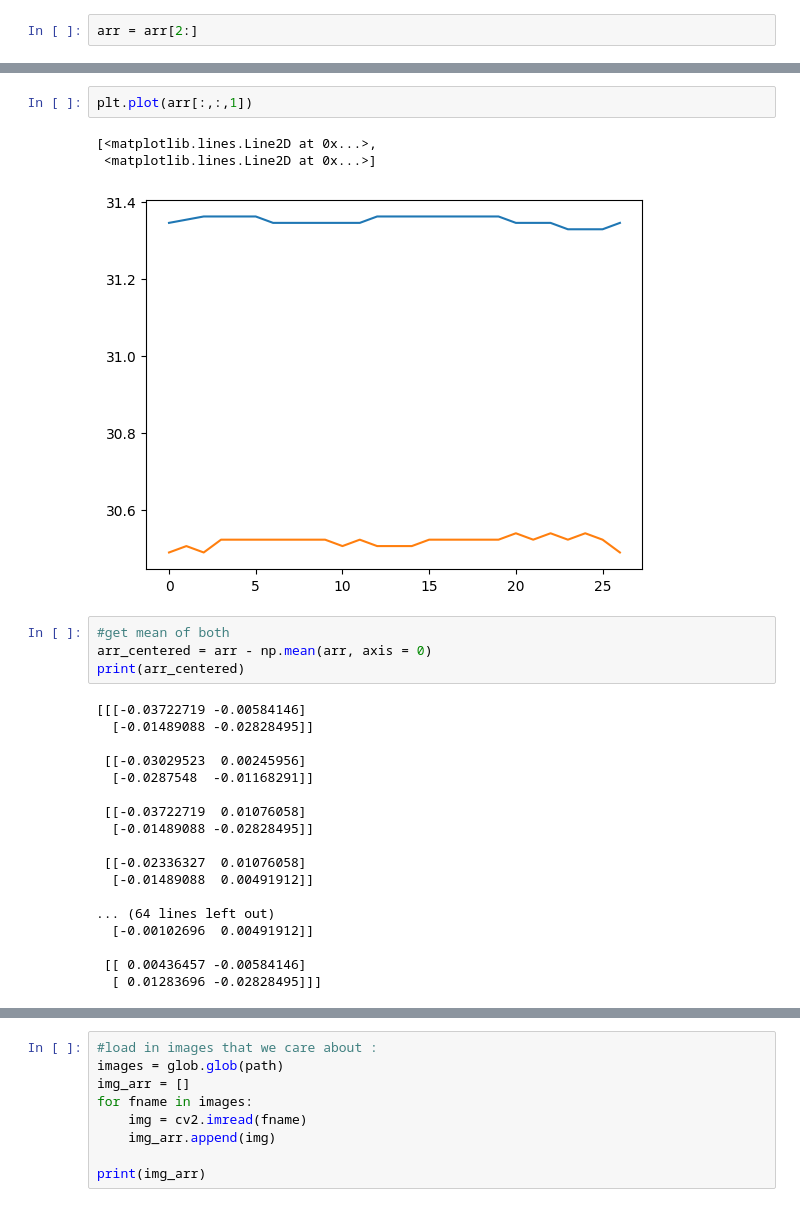
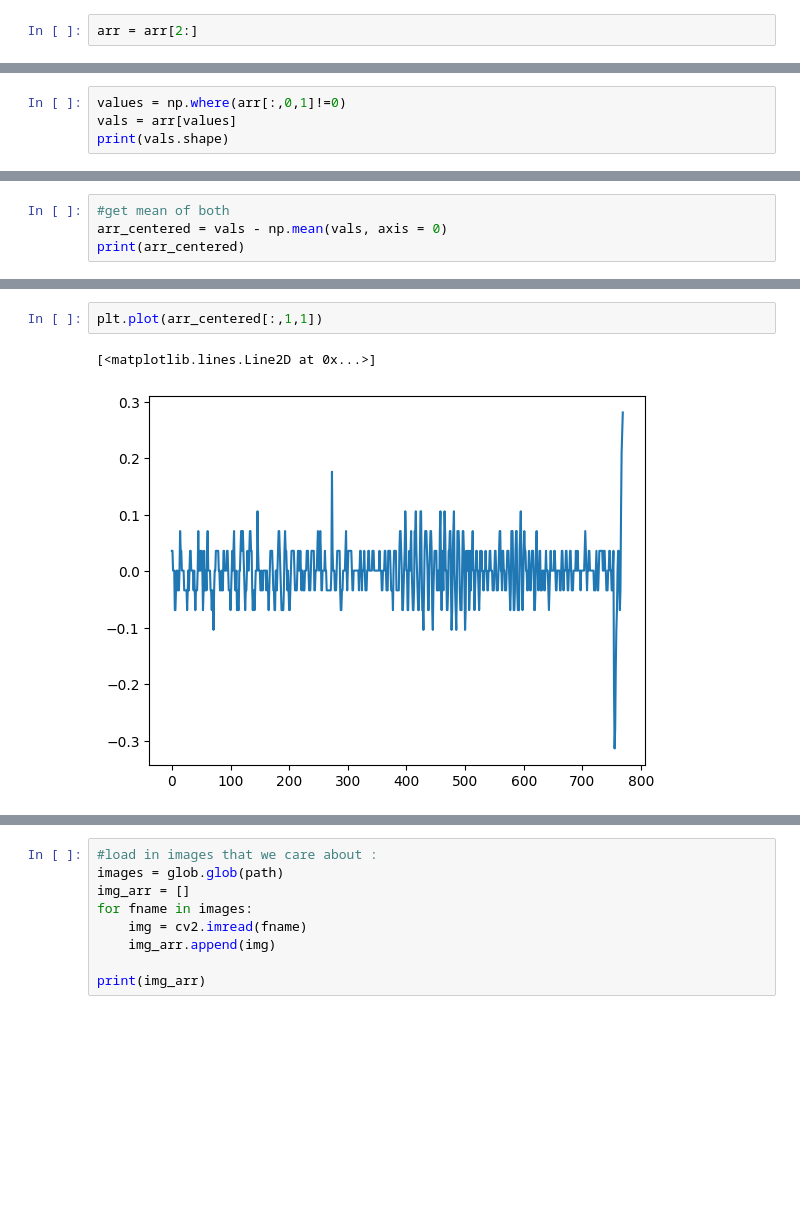
Before and after one commit to gordoncd/vidWFT, a Jupyter notebook: waves-analysis-05-28-2024.ipynb, the cells around one changed output, grey strips where cells are left out. Saved outputs shown, nothing was run; the diff lists cells and outputs as text; blank space fills up the shorter version.

```diff
--- a/waves-analysis-05-28-2024.ipynb
+++ b/waves-analysis-05-28-2024.ipynb
@@ -14,0 +15,4 @@ print(arr.shape)
+# %%
+values = np.where(arr[:,0,1]!=0)
+vals = arr[values]
+print(vals.shape)
@@ -14,0 +29,4 @@ print(arr.shape)
+# %%
+#get mean of both
+arr_centered = vals - np.mean(vals, axis = 0)
+print(arr_centered)
@@ -15,28 +59,5 @@ print(arr.shape)
 # %%
-plt.plot(arr[:,:,1])
+plt.plot(arr_centered[:,1,1])
 # %% [output]
-[<matplotlib.lines.Line2D at 0x...>,
- <matplotlib.lines.Line2D at 0x...>]
+[<matplotlib.lines.Line2D at 0x...>]
-[figure, old version]
+[figure, new version]
-# %%
-#get mean of both
-arr_centered = arr - np.mean(arr, axis = 0)
-print(arr_centered)
-# %% [output]
-[[[-0.03722719 -0.00584146]
-  [-0.01489088 -0.02828495]]
-
- [[-0.03029523  0.00245956]
-  [-0.0287548  -0.01168291]]
-
- [[-0.03722719  0.01076058]
-  [-0.01489088 -0.02828495]]
-
- [[-0.02336327  0.01076058]
-  [-0.01489088  0.00491912]]
-
-... (64 lines left out)
-  [-0.00102696  0.00491912]]
-
- [[ 0.00436457 -0.00584146]
-  [ 0.01283696 -0.02828495]]]
```
Also changed, not shown: parts of 6 cells of this notebook, 5 other files.
